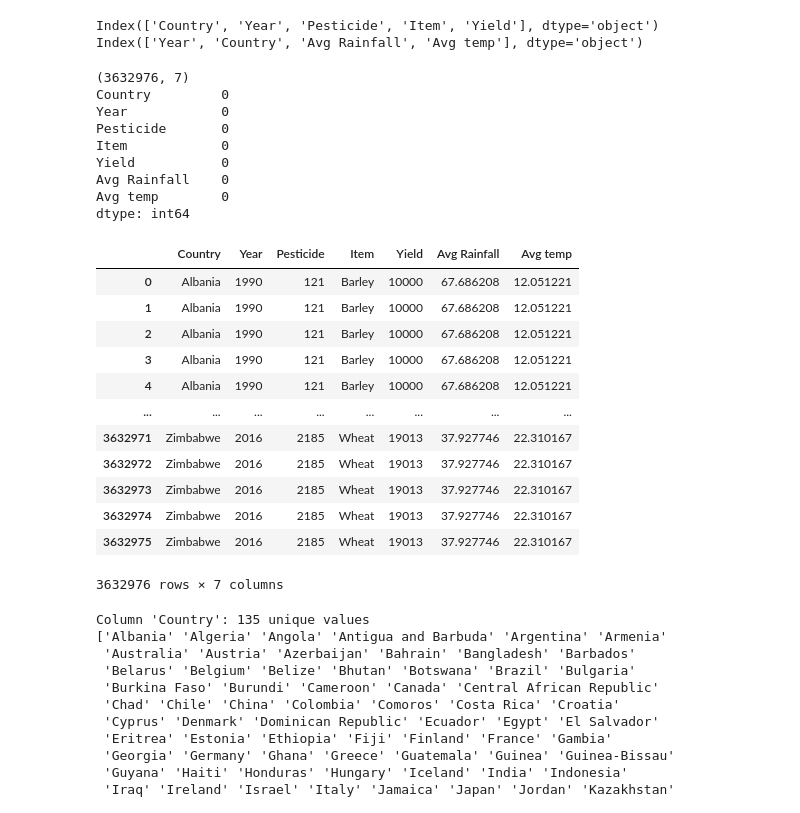
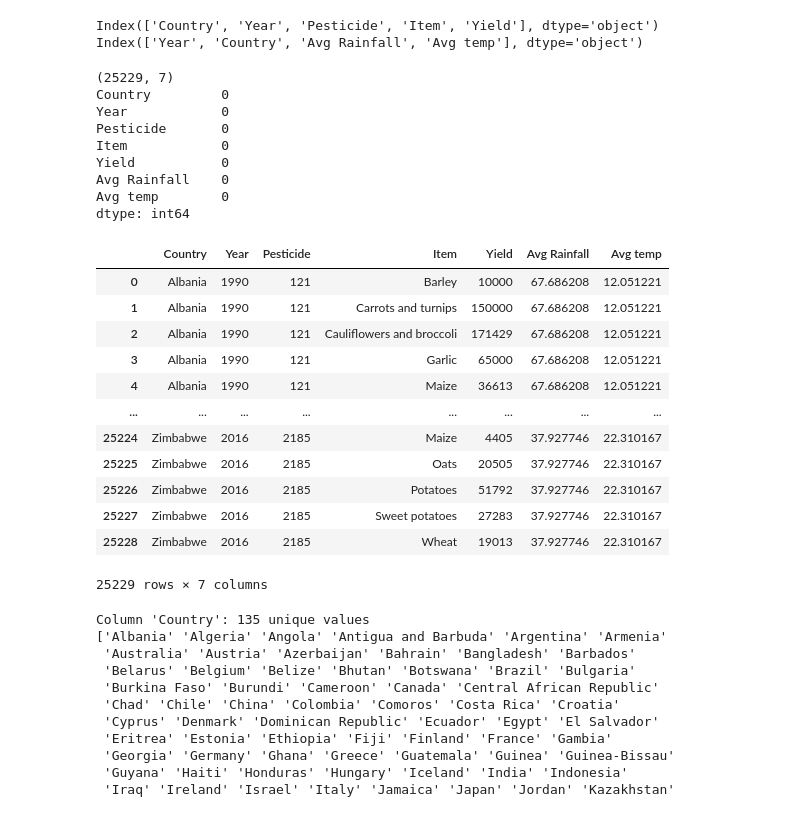
Before and after one commit to HopeFullDev/Colab, a Jupyter notebook: Assign2.ipynb, the cells around one changed output. Cells and saved outputs as stored; diff of their text form; code cells hidden in the pictures.

```diff
--- a/Assign2.ipynb
+++ b/Assign2.ipynb
@@ -177,3 +183,5 @@ avg_rain_df.rename(columns={'Rainfall - (MM)': 'Avg Rainfall'}, inplace=True)
 
 # Merge the average rainfall data back into the original dataframe
 rain_df = pd.merge(rain_df, avg_rain_df, on=['Country', 'Year'], how='left')
+rain_df = rain_df.drop_duplicates(keep='first').reset_index(drop=True)
+rain_df
@@ -202,6 +225,8 @@ plt.show()
 [figure]
 # %%
 rain_df.drop(columns=['Unnamed: 0', 'Statistics', 'Rainfall - (MM)'], inplace=True)
+rain_df = rain_df.drop_duplicates(keep='first').reset_index(drop=True)
+
 print(rain_df.shape)
 rain_df
 # %% [output]
@@ -266,6 +292,7 @@ temp_df
 272832 rows × 7 columns
 # %%
 temp_df.drop(columns=['Unnamed: 0', 'Statistics', 'Temperature - (Celsius)'], inplace=True)
+temp_df= temp_df.drop_duplicates(keep='first').reset_index(drop=True)
 print(temp_df.shape)
 temp_df
 # %% [output]
@@ -501,32 +529,33 @@ Index(['Year', 'Country', 'Avg Rainfall', 'Avg temp'], dtype='object')
 # final_merged_df
 # %%
 final_merged_df = pd.merge(merged_df, merged2_df, on=['Country', 'Year'], how='inner')
+final_merged_df = final_merged_df.drop_duplicates(keep='first').reset_index(drop=True)
 print(final_merged_df.shape)
 print(final_merged_df.isna().sum())
 final_merged_df
 # %% [output]
-(3632976, 7)
+(25229, 7)
 Country         0
 Year            0
 Pesticide       0
 Item            0
 Yield           0
 Avg Rainfall    0
 Avg temp        0
 dtype: int64
 |  | Country | Year | Pesticide | Item | Yield | Avg Rainfall | Avg temp |
 | 0 | Albania | 1990 | 121 | Barley | 10000 | 67.686208 | 12.051221 |
-| 1 | Albania | 1990 | 121 | Barley | 10000 | 67.686208 | 12.051221 |
-| 2 | Albania | 1990 | 121 | Barley | 10000 | 67.686208 | 12.051221 |
-| 3 | Albania | 1990 | 121 | Barley | 10000 | 67.686208 | 12.051221 |
-| 4 | Albania | 1990 | 121 | Barley | 10000 | 67.686208 | 12.051221 |
+| 1 | Albania | 1990 | 121 | Carrots and turnips | 150000 | 67.686208 | 12.051221 |
+| 2 | Albania | 1990 | 121 | Cauliflowers and broccoli | 171429 | 67.686208 | 12.051221 |
+| 3 | Albania | 1990 | 121 | Garlic | 65000 | 67.686208 | 12.051221 |
+| 4 | Albania | 1990 | 121 | Maize | 36613 | 67.686208 | 12.051221 |
 | ... | ... | ... | ... | ... | ... | ... | ... |
-| 3632971 | Zimbabwe | 2016 | 2185 | Wheat | 19013 | 37.927746 | 22.310167 |
-| 3632972 | Zimbabwe | 2016 | 2185 | Wheat | 19013 | 37.927746 | 22.310167 |
-| 3632973 | Zimbabwe | 2016 | 2185 | Wheat | 19013 | 37.927746 | 22.310167 |
-| 3632974 | Zimbabwe | 2016 | 2185 | Wheat | 19013 | 37.927746 | 22.310167 |
-| 3632975 | Zimbabwe | 2016 | 2185 | Wheat | 19013 | 37.927746 | 22.310167 |
+| 25224 | Zimbabwe | 2016 | 2185 | Maize | 4405 | 37.927746 | 22.310167 |
+| 25225 | Zimbabwe | 2016 | 2185 | Oats | 20505 | 37.927746 | 22.310167 |
+| 25226 | Zimbabwe | 2016 | 2185 | Potatoes | 51792 | 37.927746 | 22.310167 |
+| 25227 | Zimbabwe | 2016 | 2185 | Sweet potatoes | 27283 | 37.927746 | 22.310167 |
+| 25228 | Zimbabwe | 2016 | 2185 | Wheat | 19013 | 37.927746 | 22.310167 |
-3632976 rows × 7 columns
+25229 rows × 7 columns
 # %%
 for col in final_merged_df.columns:
     unique_values = final_merged_df[col].unique()
```
Also changed, not shown: parts of 44 cells of this notebook.
